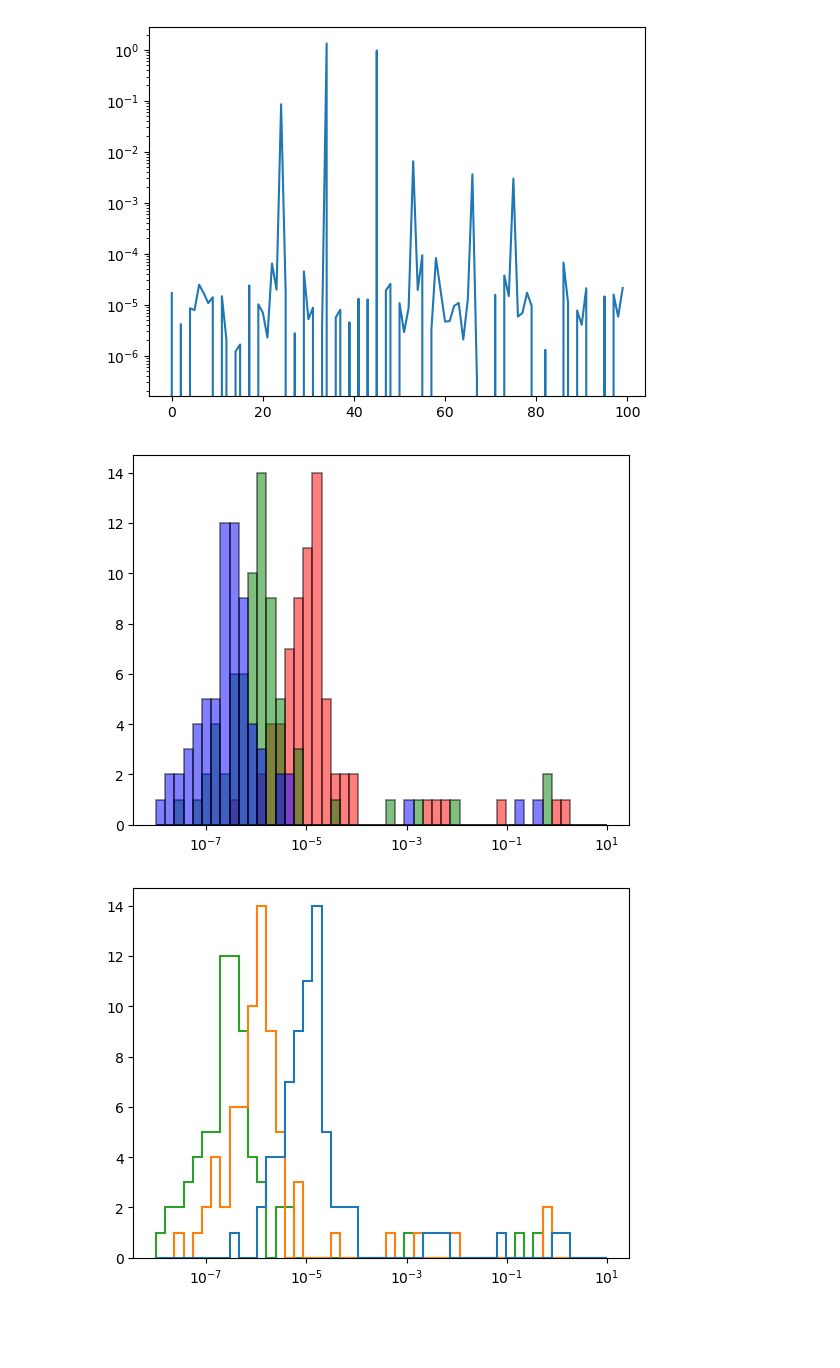
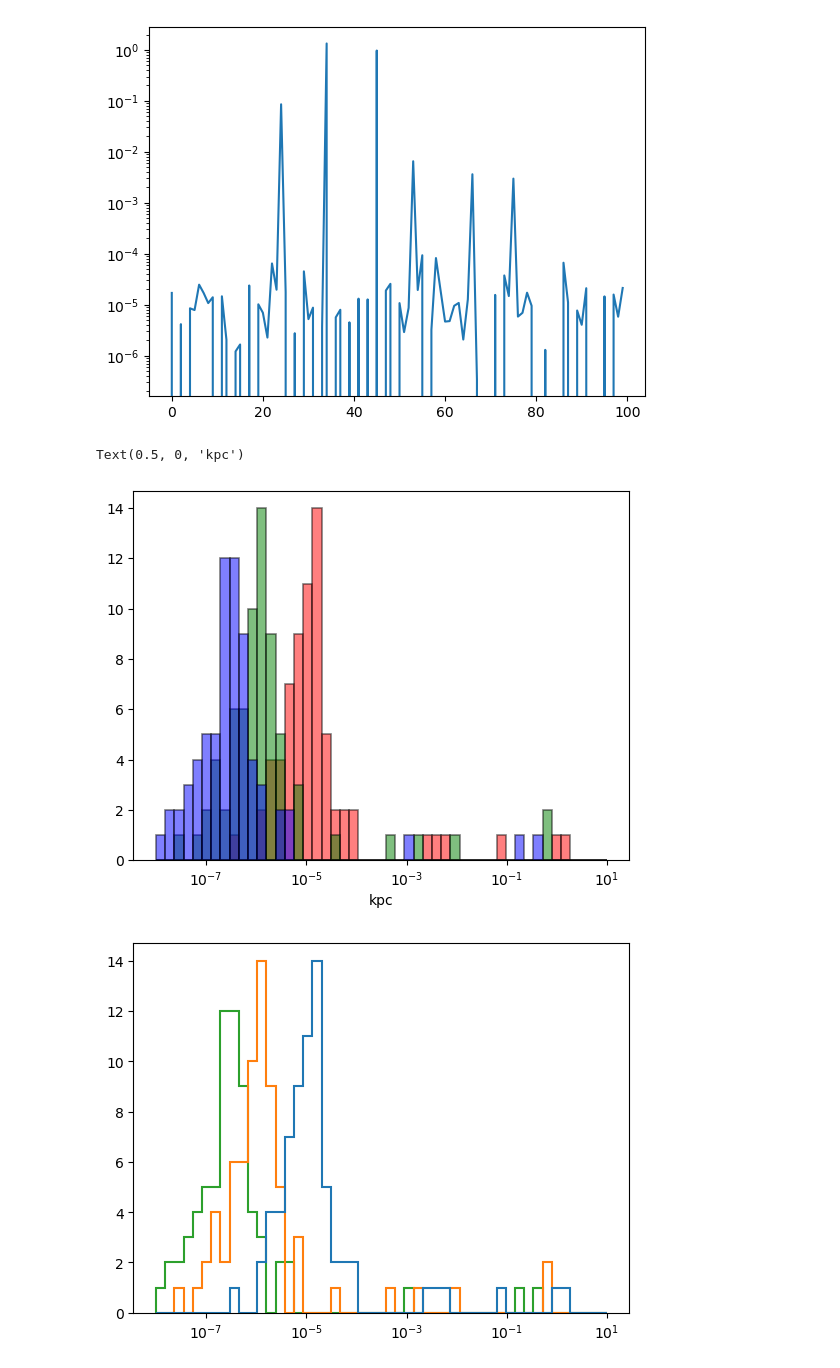
Before and after one commit to ananthukanilkumar/minicluster_new_model, a Jupyter notebook: hpc_run/viewer.ipynb, the cells around one changed output. Saved outputs shown, nothing was run; the diff lists cells and outputs as text; code cells hidden in the pictures; blank space fills up the shorter version.

```diff
--- a/hpc_run/viewer.ipynb
+++ b/hpc_run/viewer.ipynb
@@ -30,11 +30,13 @@ plt.yscale('log')
 # %%
 plt.hist(SD_1, bins=np.logspace(-8,1,50),color='red',edgecolor='k',lw=1.2,alpha=0.5)
 plt.hist(SD_2, bins=np.logspace(-8,1,50),color='green',edgecolor='k',lw=1.2,alpha=0.5)
 plt.hist(SD_3, bins=np.logspace(-8,1,50),color='blue',edgecolor='k',lw=1.2,alpha=0.5)
 
 plt.xscale('log')
+plt.xlabel('kpc')
 # %% [output]
+Text(0.5, 0, 'kpc')
-[figure, old version]
+[figure, new version]
 # %%
 plt.hist([SD_1, SD_2, SD_3], bins=np.logspace(-8,1,50), histtype='step', linewidth=1.5)
 plt.xscale('log')
```
Also changed, not shown: parts of 1 cell of this notebook, 3 other files.
